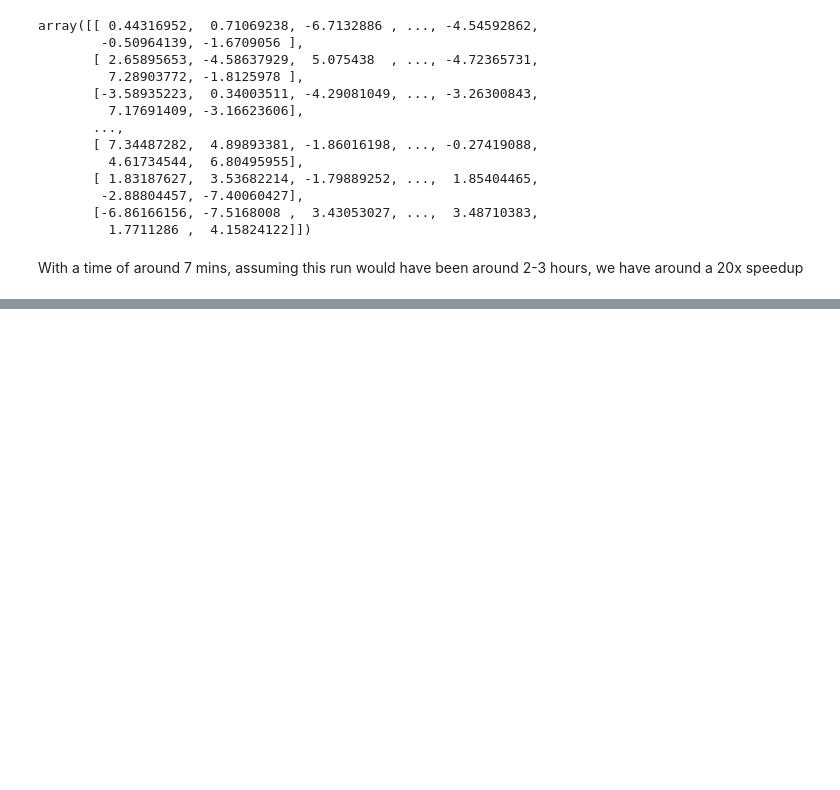
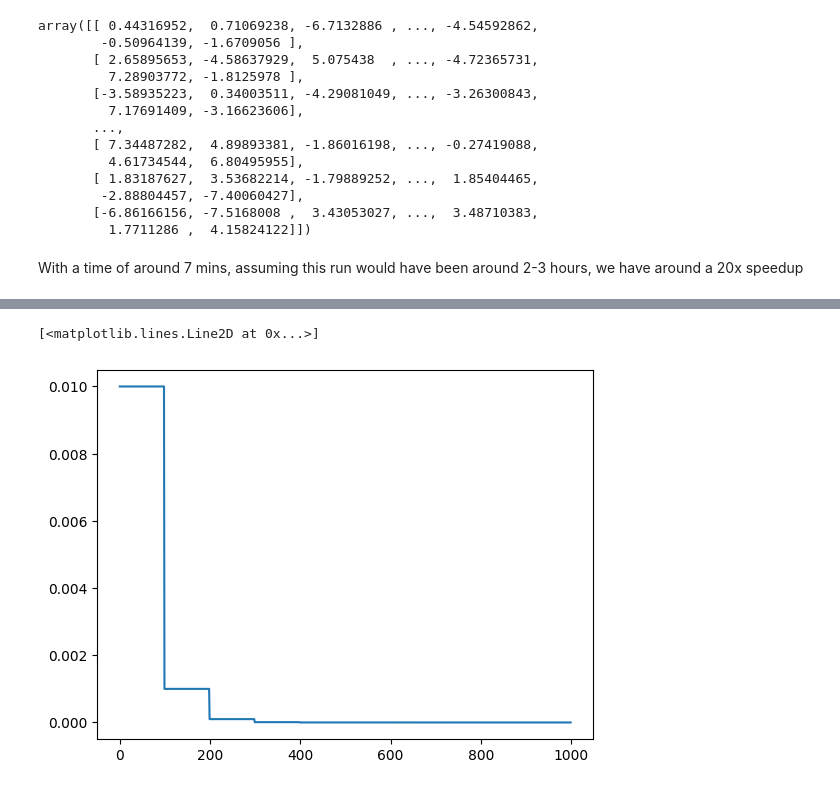
Before and after one commit to ebensonm/delay-optimizer, a Jupyter notebook: notebooks/test.ipynb, the cells around one changed output, grey strips where cells are left out. Saved outputs shown, nothing was run; the diff lists cells and outputs as text; code cells hidden in the pictures; blank space fills up the shorter version.

```diff
--- a/notebooks/test.ipynb
+++ b/notebooks/test.ipynb
@@ -517,0 +547,5 @@ With a time of around 7 mins, assuming this run would have been around 2-3 hours
+# %%
+plt.plot([next(step) for i in range(1000)])
+# %% [output]
+[<matplotlib.lines.Line2D at 0x...>]
+[figure, added]
```
Also changed, not shown: parts of 6 cells of this notebook.
